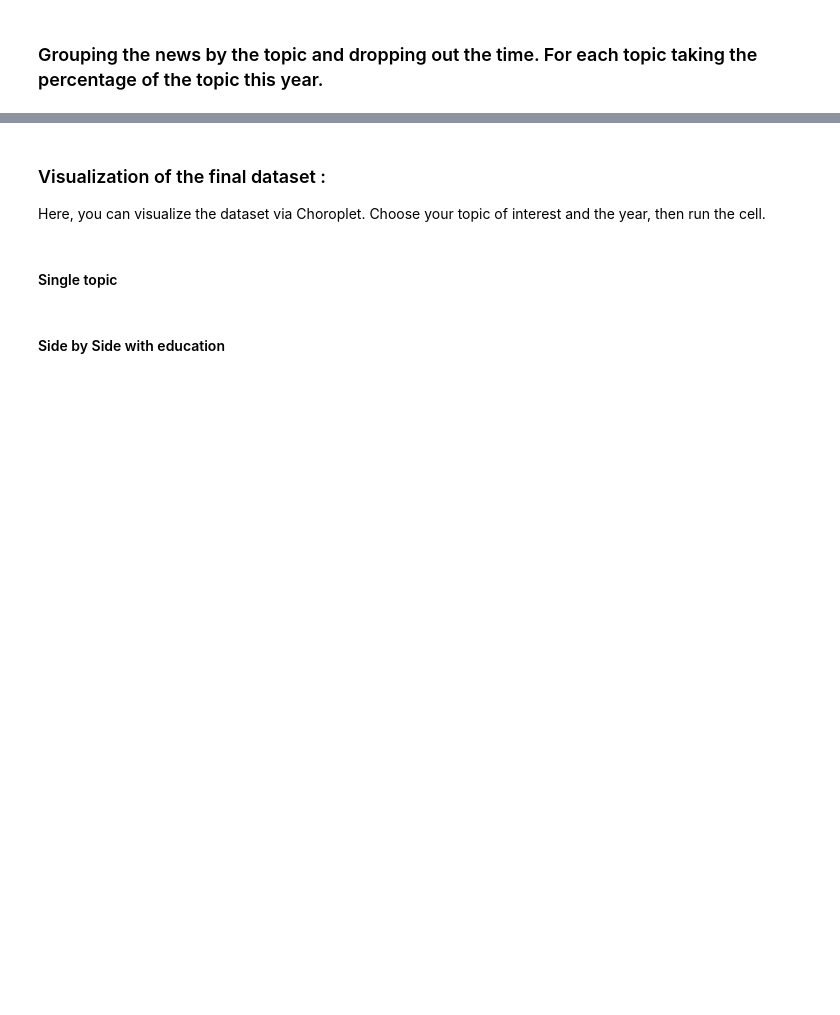
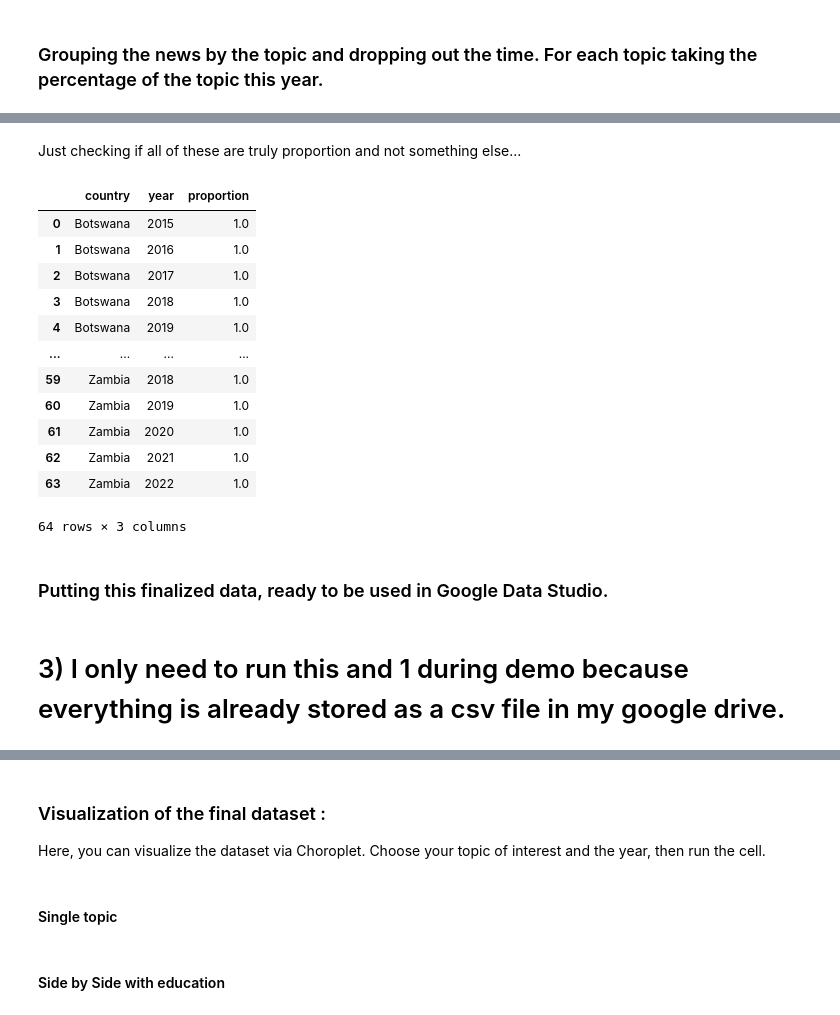
Before and after one commit to AntsaHoneywinner/TwistChallengeModule3, a Jupyter notebook: Education_importance.ipynb, the cells around one changed output, grey strips where cells are left out. Drawn from its saved outputs; the diff is of its cells as text; code cells hidden in the pictures; blank space fills up the shorter version.

```diff
--- a/Education_importance.ipynb
+++ b/Education_importance.ipynb
@@ -311,0 +350,20 @@ finaldataset = pd.read_csv('all_news_with_topic.csv')
+# %% [markdown]
+Just checking if all of these are truly proportion and not something else...
+# %%
+(finaldataset.groupby(['country','year'], as_index=False)['proportion'].sum())
+# %% [output]
+|  | country | year | proportion |
+| 0 | Botswana | 2015 | 1.0 |
+| 1 | Botswana | 2016 | 1.0 |
+| 2 | Botswana | 2017 | 1.0 |
+| 3 | Botswana | 2018 | 1.0 |
+| 4 | Botswana | 2019 | 1.0 |
+| ... | ... | ... | ... |
+| 59 | Zambia | 2018 | 1.0 |
+| 60 | Zambia | 2019 | 1.0 |
+| 61 | Zambia | 2020 | 1.0 |
+| 62 | Zambia | 2021 | 1.0 |
+| 63 | Zambia | 2022 | 1.0 |
+64 rows × 3 columns
+# %% [markdown]
+### Putting this finalized data, ready to be used in Google Data Studio.
@@ -311,0 +372,2 @@ finaldataset = pd.read_csv('all_news_with_topic.csv')
+# %% [markdown]
+# 3) I only need to run this and 1 during demo because everything is already stored as a csv file in my google drive.
```
Also changed, not shown: parts of 34 cells of this notebook.
